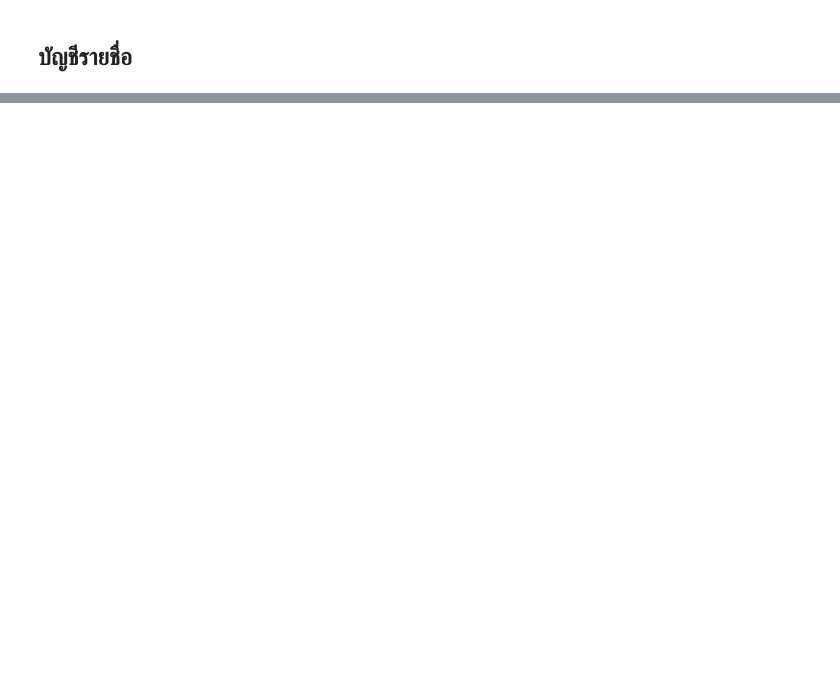
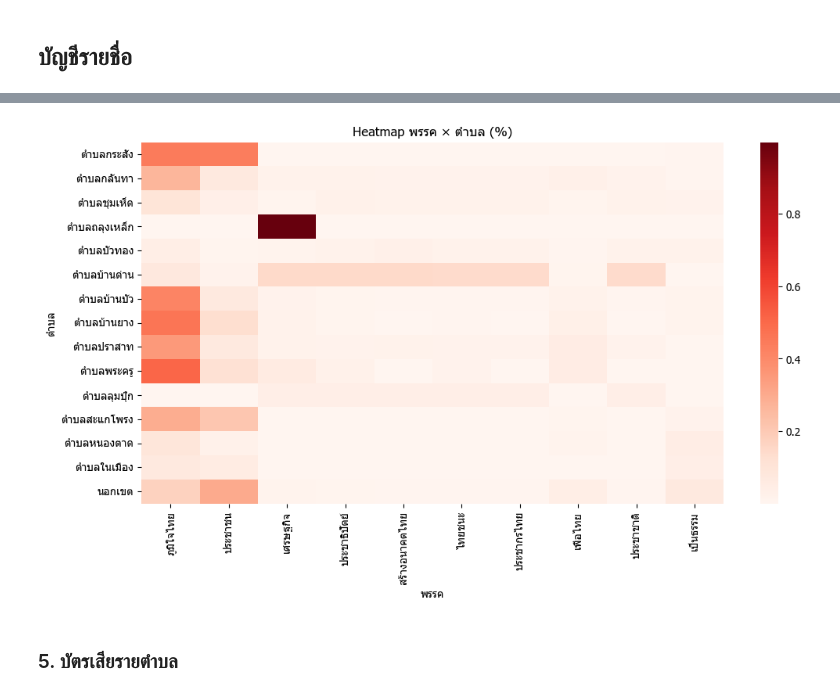
Before and after one commit to polar-bear-cu/dsde-buriram-1, a Jupyter notebook: 02_process.ipynb, the cells around one changed output, grey strips where cells are left out. Drawn from its saved outputs; the diff is of its cells as text; code cells hidden in the pictures; blank space fills up the shorter version.

```diff
--- a/02_process.ipynb
+++ b/02_process.ipynb
@@ -282,0 +552,15 @@ for party in parties:
+# %%
+pivot = partylist_scores.pivot_table(index="ตำบล",columns="พรรค",values="คะแนน",aggfunc="sum",fill_value=0)
+pivot_pct = pivot.div(pivot.sum(axis=1), axis=0)
+
+top = pivot_pct.sum().nlargest(TOP).index
+pivot_pct = pivot_pct[top]
+
+plt.figure(figsize=(12,6))
+sns.heatmap(pivot_pct, cmap="Reds")
+plt.title("Heatmap พรรค × ตำบล (%)")
+plt.show()
+# %% [output]
+[figure, added]
+# %% [markdown]
+### 5. บัตรเสียรายตำบล
```
Also changed, not shown: parts of 32 cells of this notebook.
